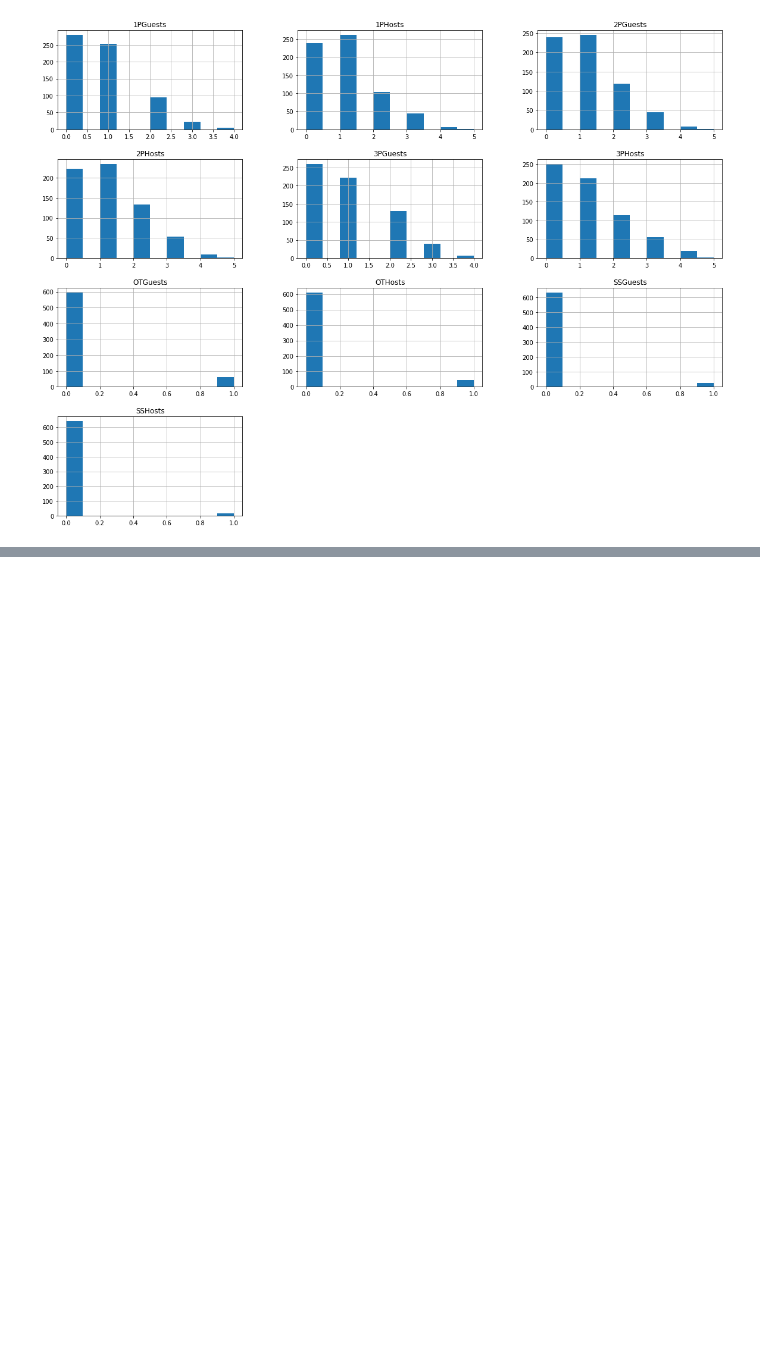
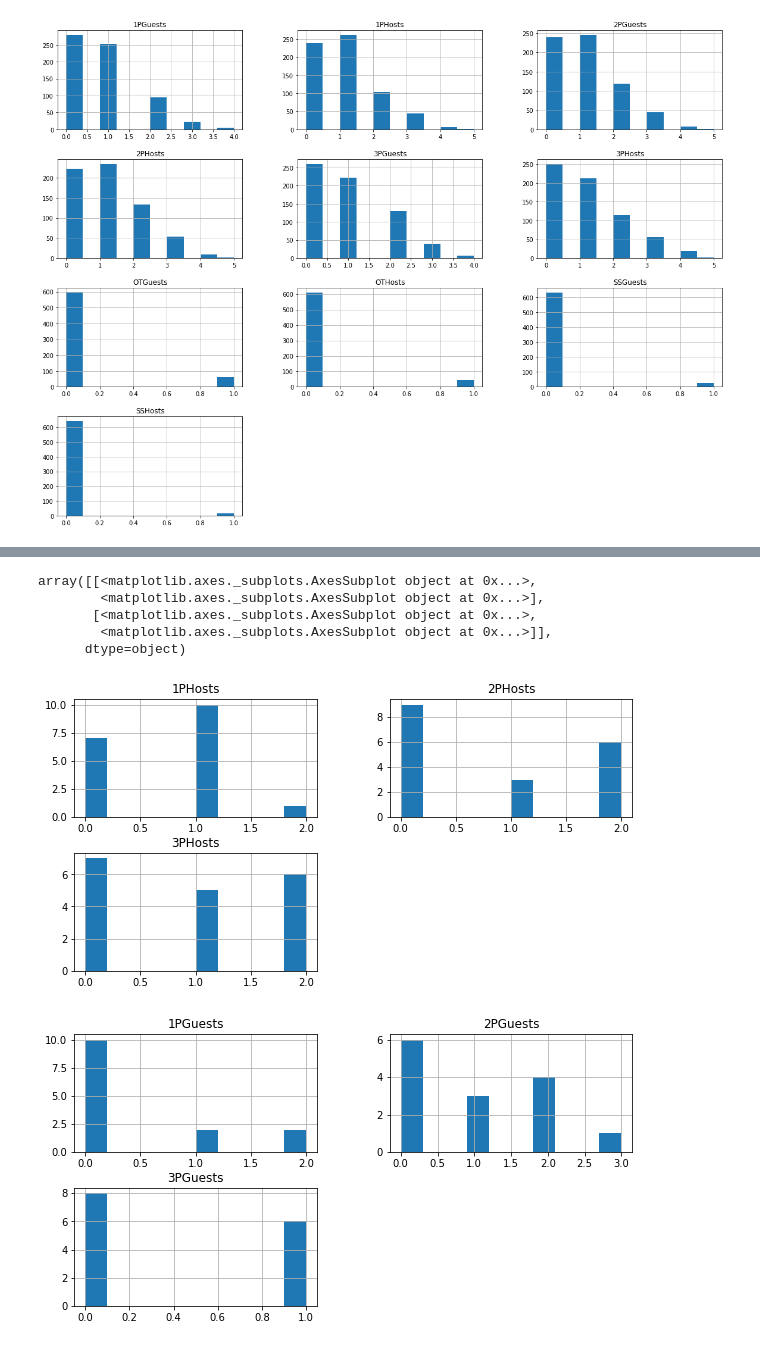
Before and after one commit to George3256/ML, a Jupyter notebook: 2chapter.ipynb, the cells around one changed output, grey strips where cells are left out. Drawn from its saved outputs; the diff is of its cells as text; code cells hidden in the pictures; blank space fills up the shorter version.

```diff
--- a/2chapter.ipynb
+++ b/2chapter.ipynb
@@ -101,0 +170,3 @@ hockey["1PHosts"].where(hockey["Хозяева"] == "Лос-Анджелес").h
+# %%
+hockey = load_hockey_data()
+hockey.head()
@@ -101,0 +180,20 @@ hockey["1PHosts"].where(hockey["Хозяева"] == "Лос-Анджелес").h
+# %%
+from sklearn.model_selection import StratifiedShuffleSplit
+
+split = StratifiedShuffleSplit(n_splits=1, test_size=0.2, random_state=42)
+for train_index, test_index in split.split(hockey, hockey["Hosts"]):
+    strat_train_set = hockey.loc[train_index]
+    strat_test_set = hockey.loc[test_index]
+# %%
+hockey = strat_train_set.copy()
+# %%
+hockey[["1PHosts","2PHosts","3PHosts"]].where(hockey["Hosts"] == "Лос-Анджелес").hist(figsize=(10,5))
+hockey[["1PGuests","2PGuests","3PGuests"]].where(hockey["Guests"] == "Лос-Анджелес").hist(figsize=(10,5))
+# %% [output]
+array([[<matplotlib.axes._subplots.AxesSubplot object at 0x...>,
+        <matplotlib.axes._subplots.AxesSubplot object at 0x...>],
+       [<matplotlib.axes._subplots.AxesSubplot object at 0x...>,
+        <matplotlib.axes._subplots.AxesSubplot object at 0x...>]],
+      dtype=object)
+[figure, added]
+[figure, added]
```
Also changed, not shown: parts of 37 cells of this notebook, 1 other file.
